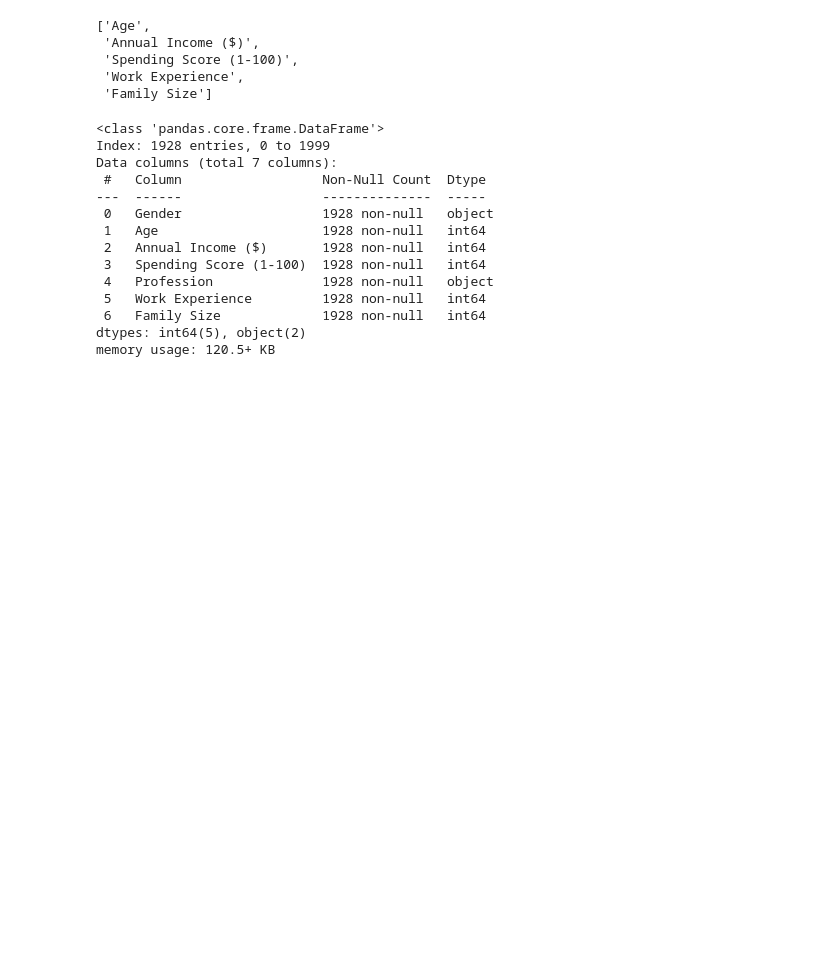
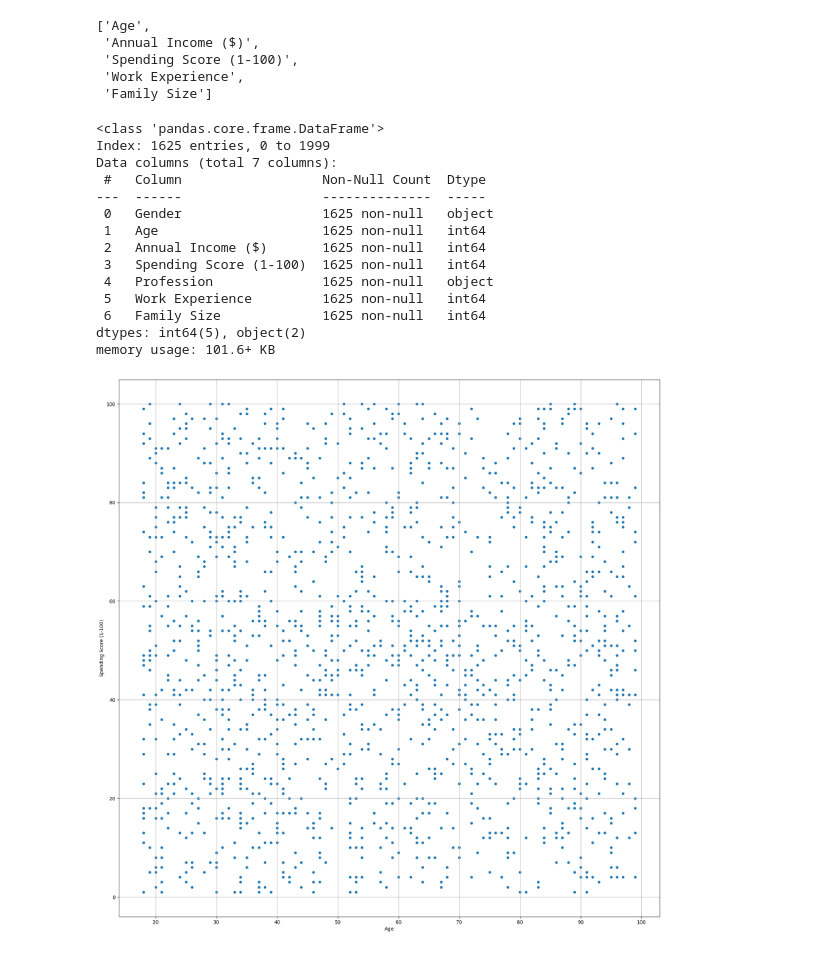
Before and after one commit to mayurasandakalum/shop-customer-data-clustering, a Jupyter notebook: code.ipynb, the cells around one changed output. Saved outputs shown, nothing was run; the diff lists cells and outputs as text; code cells hidden in the pictures; blank space fills up the shorter version.

```diff
--- a/code.ipynb
+++ b/code.ipynb
@@ -200,5 +219,5 @@ plt.show()
 # %%
-numerical_columns = df1.select_dtypes(include=['int64', 'float64']).columns.to_list()
+numerical_columns = df2.select_dtypes(include=['int64', 'float64']).columns.to_list()
 numerical_columns
 # %% [output]
 ['Age',
@@ -210,26 +229,33 @@ numerical_columns
 # remove outliers
 for column in numerical_columns:
     if column:
-        q1 = df1[column].quantile(0.25)
-        q3 = df1[column].quantile(0.75)
+        q1 = df2[column].quantile(0.25)
+        q3 = df2[column].quantile(0.75)
         iqr = q3 - q1
         lower_bound = q1 - (1.5 * iqr)
         upper_bound = q3 + (1.5 * iqr)
-        df1 = df1[(df1[column] > lower_bound) & (df1[column] < upper_bound)]
+        df2 = df2[(df2[column] > lower_bound) & (df2[column] < upper_bound)]
 # %%
-df1.info()
+df2.info()
 # %% [output]
 <class 'pandas.core.frame.DataFrame'>
-Index: 1928 entries, 0 to 1999
+Index: 1625 entries, 0 to 1999
 Data columns (total 7 columns):
  #   Column                  Non-Null Count  Dtype
 ---  ------                  --------------  -----
- 0   Gender                  1928 non-null   object
- 1   Age                     1928 non-null   int64
- 2   Annual Income ($)       1928 non-null   int64
- 3   Spending Score (1-100)  1928 non-null   int64
- 4   Profession              1928 non-null   object
- 5   Work Experience         1928 non-null   int64
- 6   Family Size             1928 non-null   int64
+ 0   Gender                  1625 non-null   object
+ 1   Age                     1625 non-null   int64
+ 2   Annual Income ($)       1625 non-null   int64
+ 3   Spending Score (1-100)  1625 non-null   int64
+ 4   Profession              1625 non-null   object
+ 5   Work Experience         1625 non-null   int64
+ 6   Family Size             1625 non-null   int64
 dtypes: int64(5), object(2)
-memory usage: 120.5+ KB
+memory usage: 101.6+ KB
+# %%
+plt.figure(figsize=(20, 20))
+sns.scatterplot(data=df2, x='Age', y='Spending Score (1-100)')
+plt.grid()
+plt.show()
+# %% [output]
+[figure, added]
```
Also changed, not shown: parts of 15 cells of this notebook, 2 other files.
